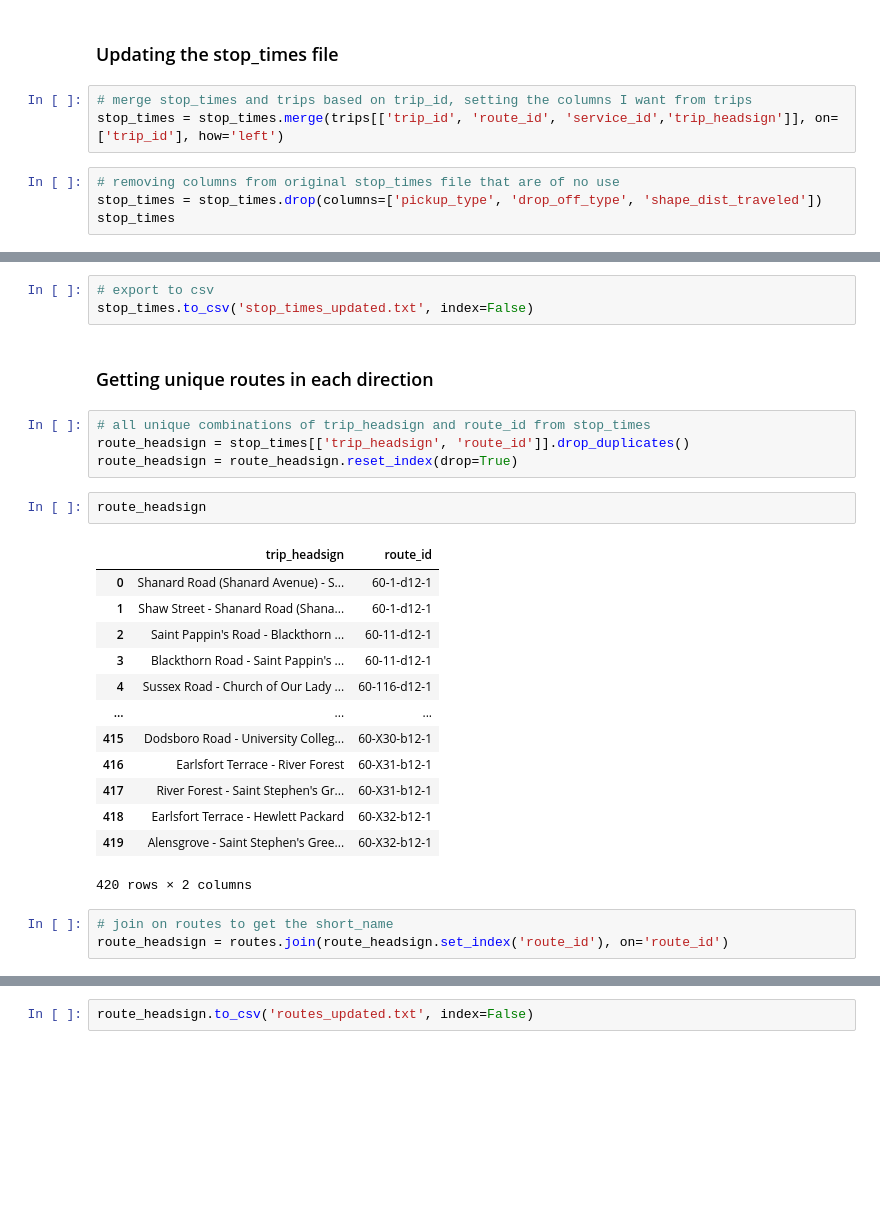
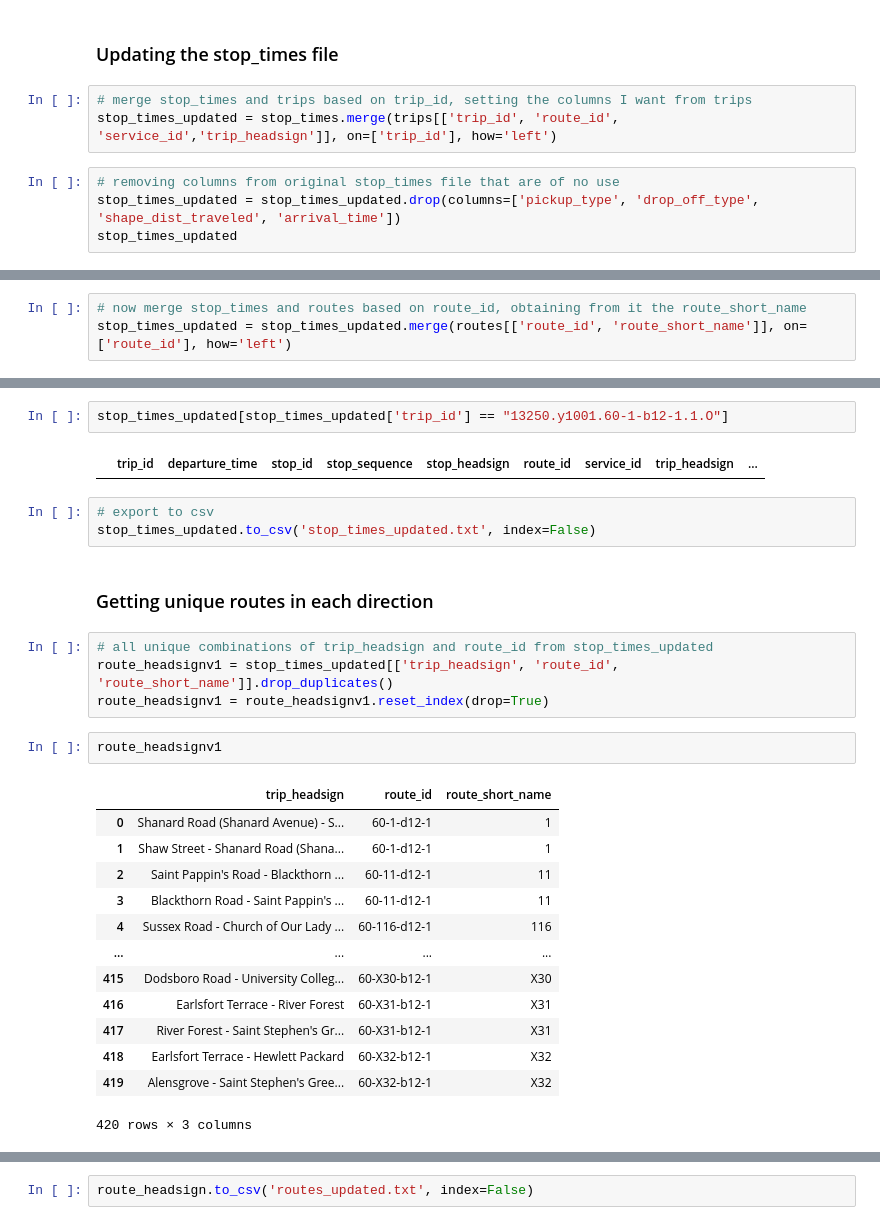
Before and after one commit to kevinobrien97/comp47360_SummerGroupProject, a Jupyter notebook: database/GTFSExploration.ipynb, the cells around one changed output, grey strips where cells are left out. Cells and saved outputs as stored; diff of their text form; blank space fills up the shorter version.

```diff
--- a/database/GTFSExploration.ipynb
+++ b/database/GTFSExploration.ipynb
@@ -205,9 +236,9 @@ transfers
 ### Updating the stop_times file
 # %%
 # merge stop_times and trips based on trip_id, setting the columns I want from trips
-stop_times = stop_times.merge(trips[['trip_id', 'route_id', 'service_id','trip_headsign']], on=['trip_id'], how='left')
+stop_times_updated = stop_times.merge(trips[['trip_id', 'route_id', 'service_id','trip_headsign']], on=['trip_id'], how='left')
 # %%
 # removing columns from original stop_times file that are of no use
-stop_times = stop_times.drop(columns=['pickup_type', 'drop_off_type', 'shape_dist_traveled'])
-stop_times
+stop_times_updated = stop_times_updated.drop(columns=['pickup_type', 'drop_off_type', 'shape_dist_traveled', 'arrival_time'])
+stop_times_updated
 # %% [output]
@@ -226,0 +258,3 @@ stop_times
+# %%
+# now merge stop_times and routes based on route_id, obtaining from it the route_short_name
+stop_times_updated = stop_times_updated.merge(routes[['route_id', 'route_short_name']], on=['route_id'], how='left')
@@ -233,28 +300,29 @@ stop_times[['trip_headsign', 'route_id']].describe().T
+# %%
+stop_times_updated[stop_times_updated['trip_id'] == "13250.y1001.60-1-b12-1.1.O"]
+# %% [output]
+|  | trip_id | departure_time | stop_id | stop_sequence | stop_headsign | route_id | service_id | trip_headsign | ... |
 # %%
 # export to csv
-stop_times.to_csv('stop_times_updated.txt', index=False)
+stop_times_updated.to_csv('stop_times_updated.txt', index=False)
 # %% [markdown]
 ### Getting unique routes in each direction
 # %%
-# all unique combinations of trip_headsign and route_id from stop_times
-route_headsign = stop_times[['trip_headsign', 'route_id']].drop_duplicates()
-route_headsign = route_headsign.reset_index(drop=True)
+# all unique combinations of trip_headsign and route_id from stop_times_updated
+route_headsignv1 = stop_times_updated[['trip_headsign', 'route_id', 'route_short_name']].drop_duplicates()
+route_headsignv1 = route_headsignv1.reset_index(drop=True)
 # %%
-route_headsign
+route_headsignv1
 # %% [output]
-|  | trip_headsign | route_id |
-| 0 | Shanard Road (Shanard Avenue) - S... | 60-1-d12-1 |
-| 1 | Shaw Street - Shanard Road (Shana... | 60-1-d12-1 |
-| 2 | Saint Pappin's Road - Blackthorn ... | 60-11-d12-1 |
-| 3 | Blackthorn Road - Saint Pappin's ... | 60-11-d12-1 |
-| 4 | Sussex Road - Church of Our Lady ... | 60-116-d12-1 |
-| ... | ... | ... |
-| 415 | Dodsboro Road - University Colleg... | 60-X30-b12-1 |
-| 416 | Earlsfort Terrace - River Forest | 60-X31-b12-1 |
-| 417 | River Forest - Saint Stephen's Gr... | 60-X31-b12-1 |
-| 418 | Earlsfort Terrace - Hewlett Packard | 60-X32-b12-1 |
-| 419 | Alensgrove - Saint Stephen's Gree... | 60-X32-b12-1 |
+|  | trip_headsign | route_id | route_short_name |
+| 0 | Shanard Road (Shanard Avenue) - S... | 60-1-d12-1 | 1 |
+| 1 | Shaw Street - Shanard Road (Shana... | 60-1-d12-1 | 1 |
+| 2 | Saint Pappin's Road - Blackthorn ... | 60-11-d12-1 | 11 |
+| 3 | Blackthorn Road - Saint Pappin's ... | 60-11-d12-1 | 11 |
+| 4 | Sussex Road - Church of Our Lady ... | 60-116-d12-1 | 116 |
+| ... | ... | ... | ... |
+| 415 | Dodsboro Road - University Colleg... | 60-X30-b12-1 | X30 |
+| 416 | Earlsfort Terrace - River Forest | 60-X31-b12-1 | X31 |
+| 417 | River Forest - Saint Stephen's Gr... | 60-X31-b12-1 | X31 |
+| 418 | Earlsfort Terrace - Hewlett Packard | 60-X32-b12-1 | X32 |
+| 419 | Alensgrove - Saint Stephen's Gree... | 60-X32-b12-1 | X32 |
-420 rows × 2 columns
+420 rows × 3 columns
-# %%
-# join on routes to get the short_name
-route_headsign = routes.join(route_headsign.set_index('route_id'), on='route_id')
```
Also changed, not shown: parts of 32 cells of this notebook, 1 other file.
